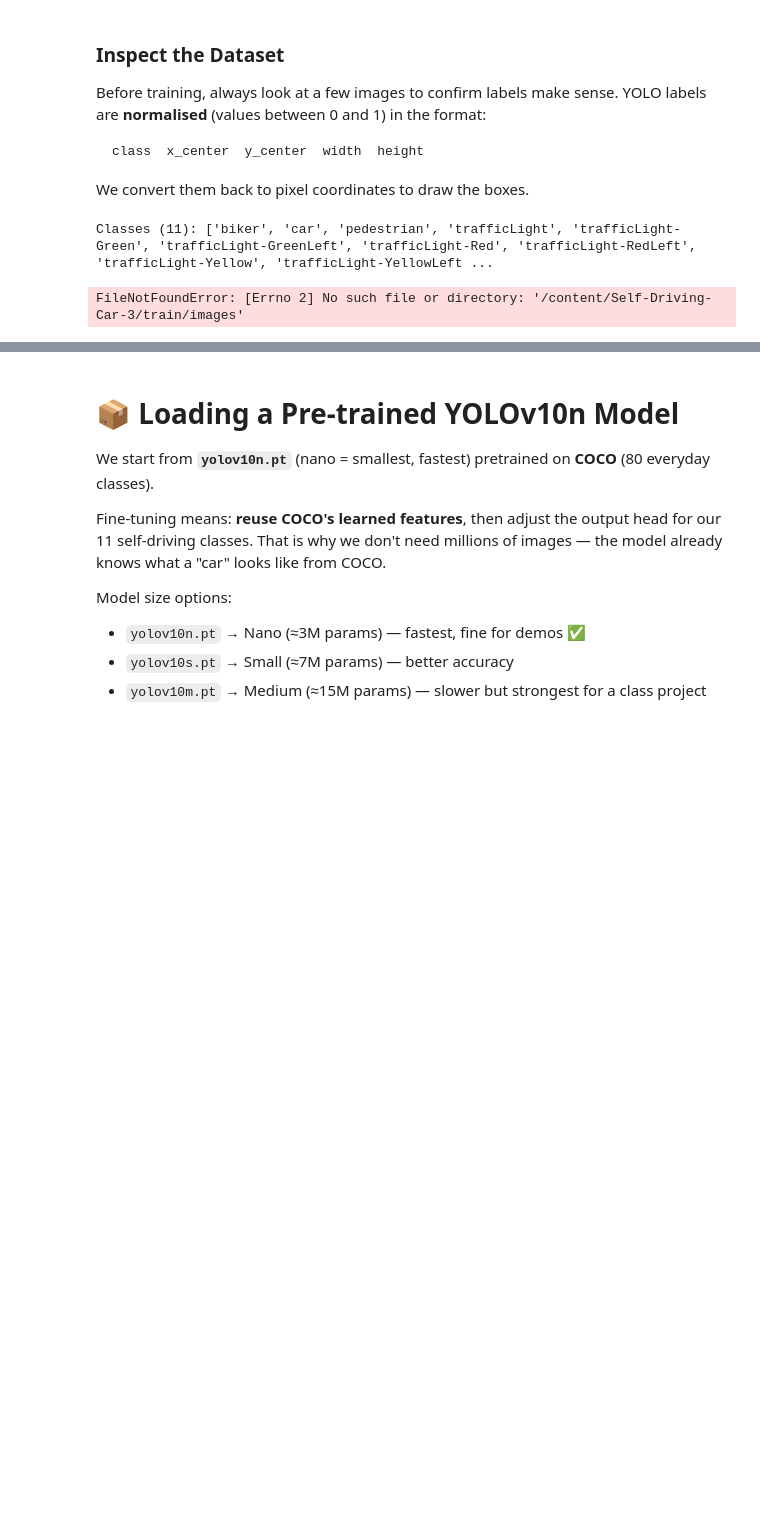
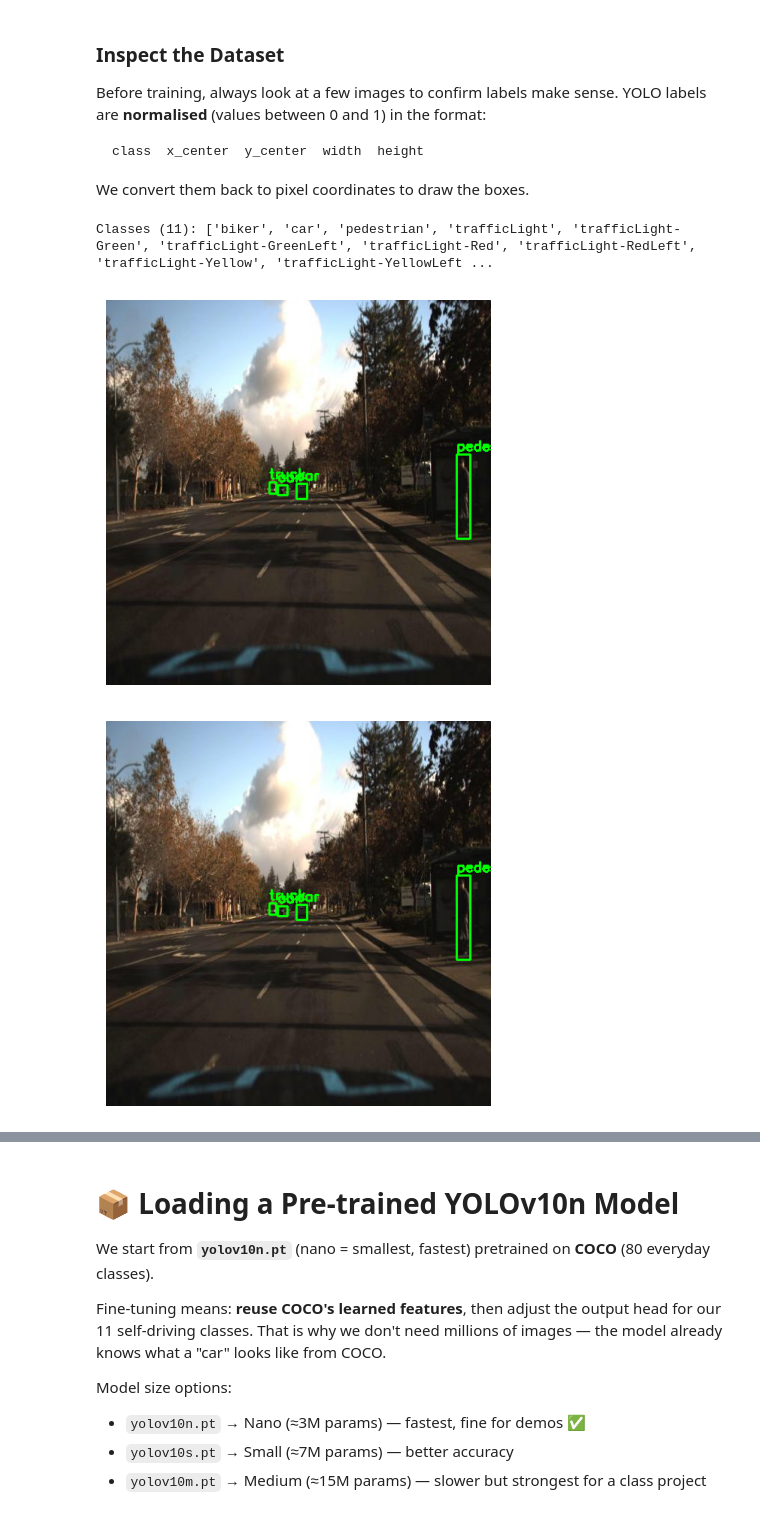
Before and after one commit to dydy2010/computer_vision_hslu_2026, a Jupyter notebook: yolo_selfdriving.ipynb, the cells around one changed output, grey strips where cells are left out. Drawn from its saved outputs; the diff is of its cells as text; code cells hidden in the pictures; blank space fills up the shorter version.

```diff
--- a/yolo_selfdriving.ipynb
+++ b/yolo_selfdriving.ipynb
@@ -106,50 +106,45 @@ class  x_center  y_center  width  height
 
 We convert them back to pixel coordinates to draw the boxes.
 # %%
-images_dir = f"{dataset.location}/train/images"
-labels_dir = f"{dataset.location}/train/labels"
+images_dir = f"{dataset.location}/export/images"
+labels_dir = f"{dataset.location}/export/labels"
 
 # Read class names from data.yaml
 with open(f"{dataset.location}/data.yaml") as f:
     data_cfg = yaml.safe_load(f)
 class_names = data_cfg['names']
 print(f'Classes ({len(class_names)}):', class_names)
-
 
 def plot_image_with_boxes(image_path, label_path):
     img = cv2.imread(image_path)
     h, w, _ = img.shape
 
     if os.path.exists(label_path):
         with open(label_path) as f:
             for line in f.readlines():
                 cls, x, y, bw, bh = map(float, line.strip().split())
                 cls = int(cls)
                 # YOLO normalised → pixel coords
                 x1 = int((x - bw/2) * w)
                 y1 = int((y - bh/2) * h)
                 x2 = int((x + bw/2) * w)
                 y2 = int((y + bh/2) * h)
                 cv2.rectangle(img, (x1, y1), (x2, y2), (0, 255, 0), 2)
                 cv2.putText(img, class_names[cls], (x1, max(y1 - 5, 10)),
                             cv2.FONT_HERSHEY_SIMPLEX, 0.6, (0, 255, 0), 2)
 
     plt.figure(figsize=(8, 5))
     plt.imshow(cv2.cvtColor(img, cv2.COLOR_BGR2RGB))
     plt.axis('off')
     plt.show()
 
-
 # Show 3 sample images
 sample_files = sorted(os.listdir(images_dir))[:3]
 for file in sample_files:
     img_path = os.path.join(images_dir, file)
     lbl_path = os.path.join(labels_dir, file.rsplit('.', 1)[0] + '.txt')
     plot_image_with_boxes(img_path, lbl_path)
-
-# Explanation
-# - This is a sanity check — NOT part of training.
-# - If labels don't match the objects visually, something is wrong with data.yaml.
 # %% [output]
 Classes (11): ['biker', 'car', 'pedestrian', 'trafficLight', 'trafficLight-Green', 'trafficLight-GreenLeft', 'trafficLight-Red', 'trafficLight-RedLeft', 'trafficLight-Yellow', 'trafficLight-YellowLeft ...
-FileNotFoundError: [Errno 2] No such file or directory: '/content/Self-Driving-Car-3/train/images'
+[figure, added]
+[figure, added]
```
Also changed, not shown: parts of 5 cells of this notebook.
